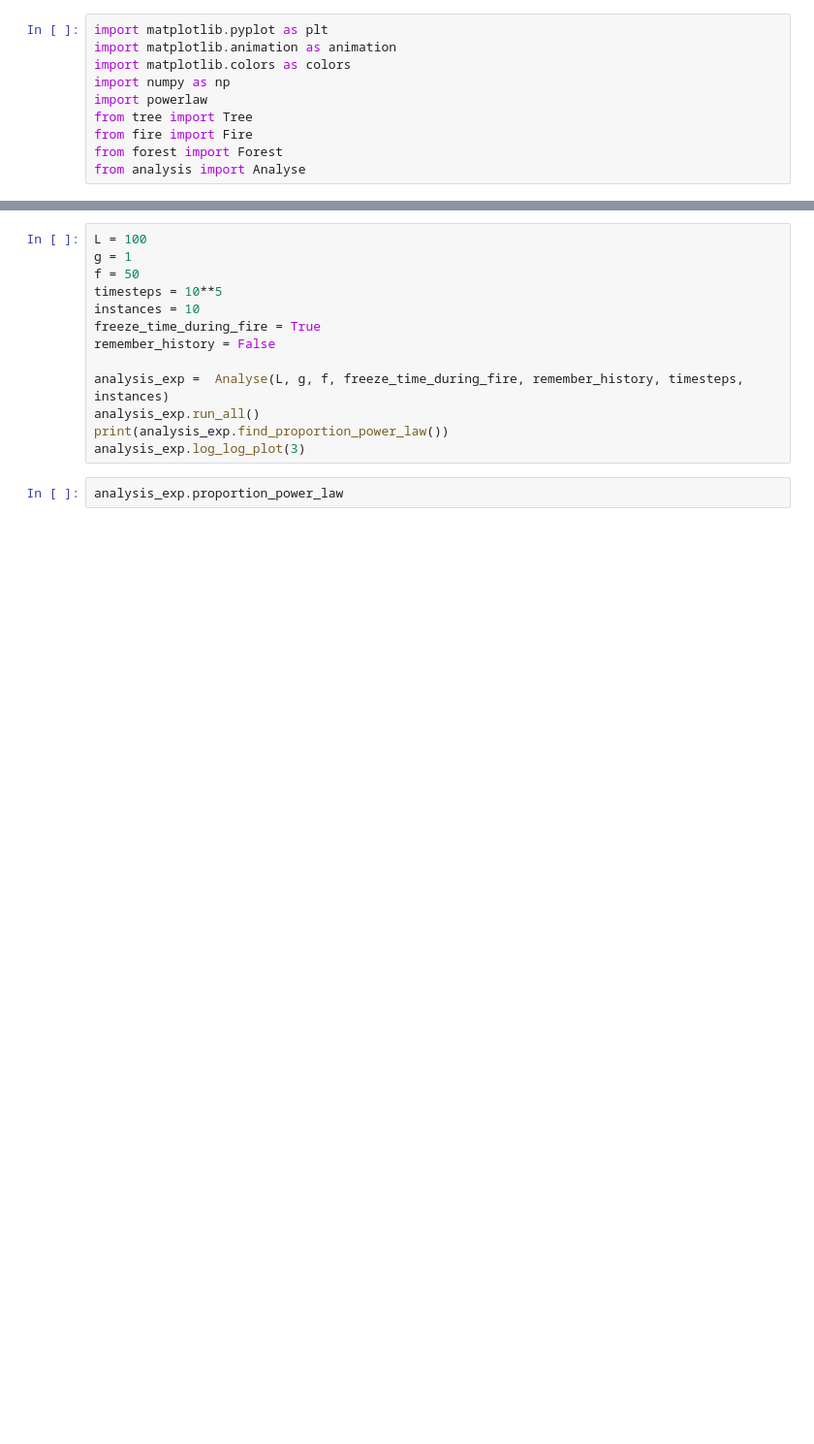
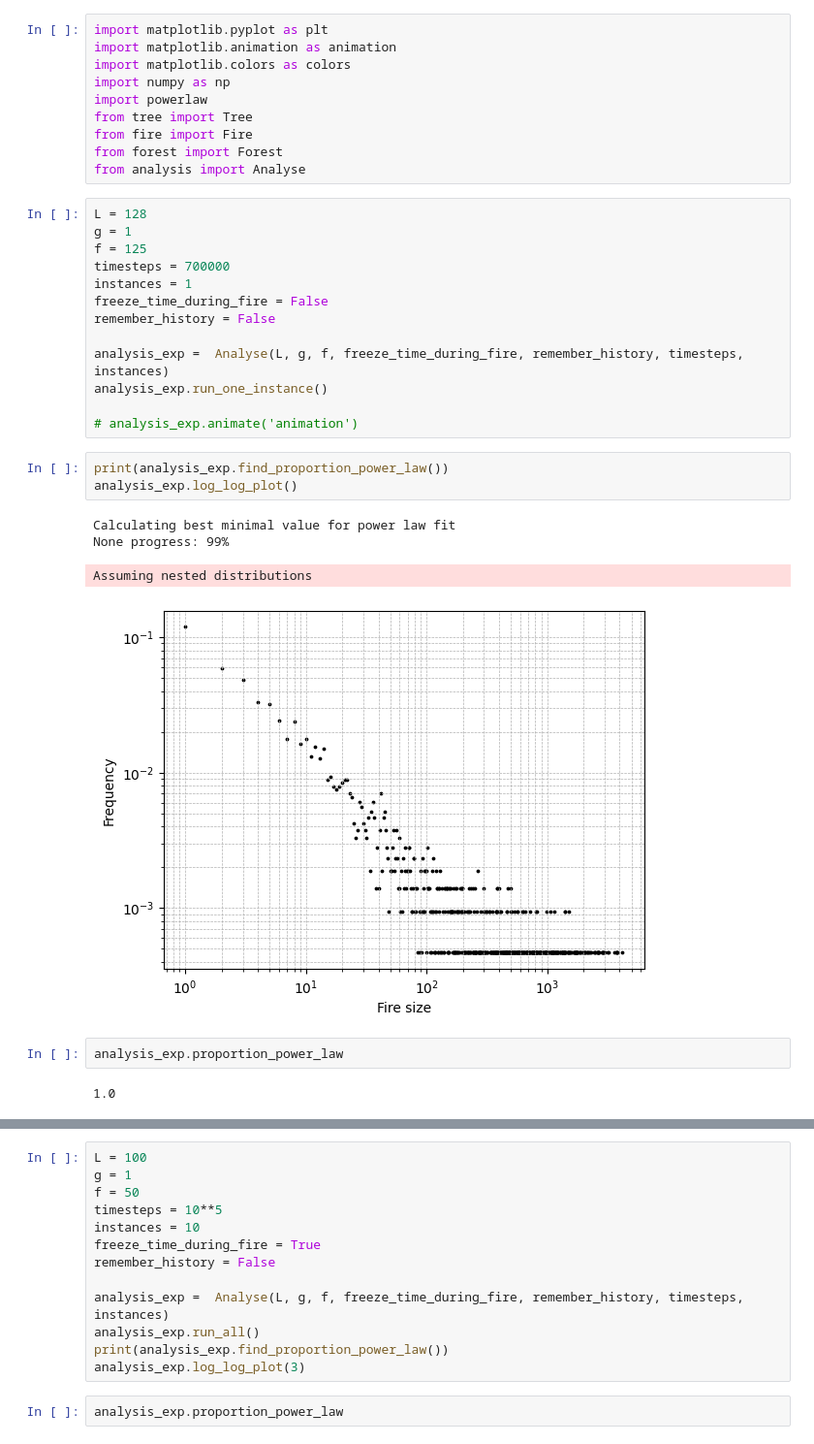
Before and after one commit to JTimmr/Complex_Systems, a Jupyter notebook: code.ipynb, the cells around one changed output, grey strips where cells are left out. Shown at 97% size. Drawn from its saved outputs; the diff is of its cells as text; blank space fills up the shorter version.

```diff
--- a/code.ipynb
+++ b/code.ipynb
@@ -8,6 +8,31 @@ from tree import Tree
 from fire import Fire
 from forest import Forest
 from analysis import Analyse
+# %%
+L = 128
+g = 1
+f = 125
+timesteps = 700000
+instances = 1
+freeze_time_during_fire = False
+remember_history = False
+
+analysis_exp =  Analyse(L, g, f, freeze_time_during_fire, remember_history, timesteps, instances)
+analysis_exp.run_one_instance()
+
+# analysis_exp.animate('animation')
+# %%
+print(analysis_exp.find_proportion_power_law())
+analysis_exp.log_log_plot()
+# %% [output]
+Calculating best minimal value for power law fit
+None progress: 99%
+Assuming nested distributions
+[figure, added]
+# %%
+analysis_exp.proportion_power_law
+# %% [output]
+1.0
 # %%
 L = 50
 g = 1
```
Also changed, not shown: parts of 3 cells of this notebook, 1 other file.
